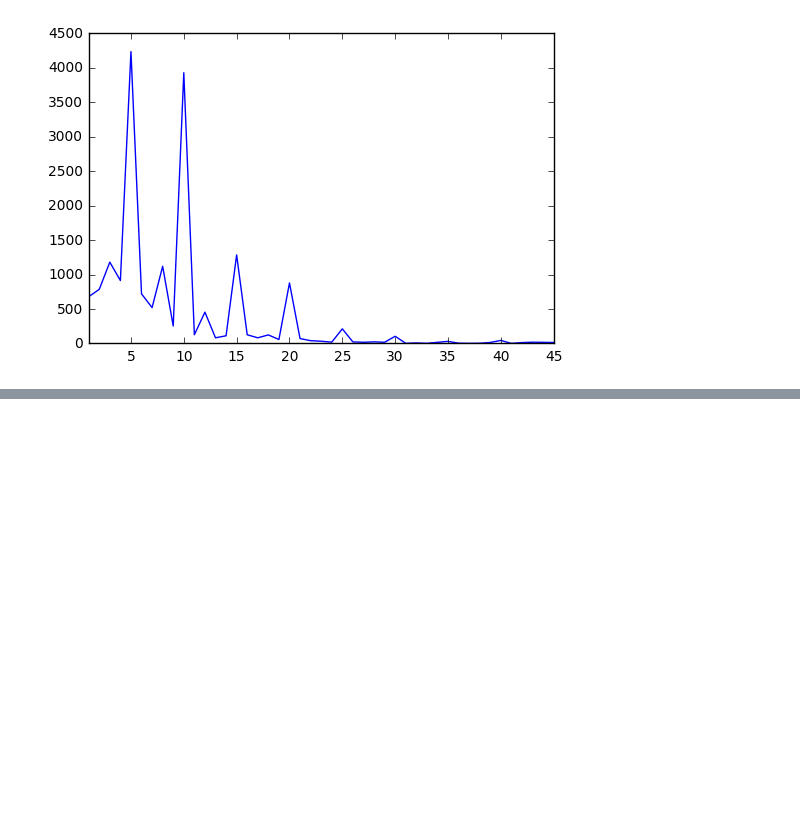
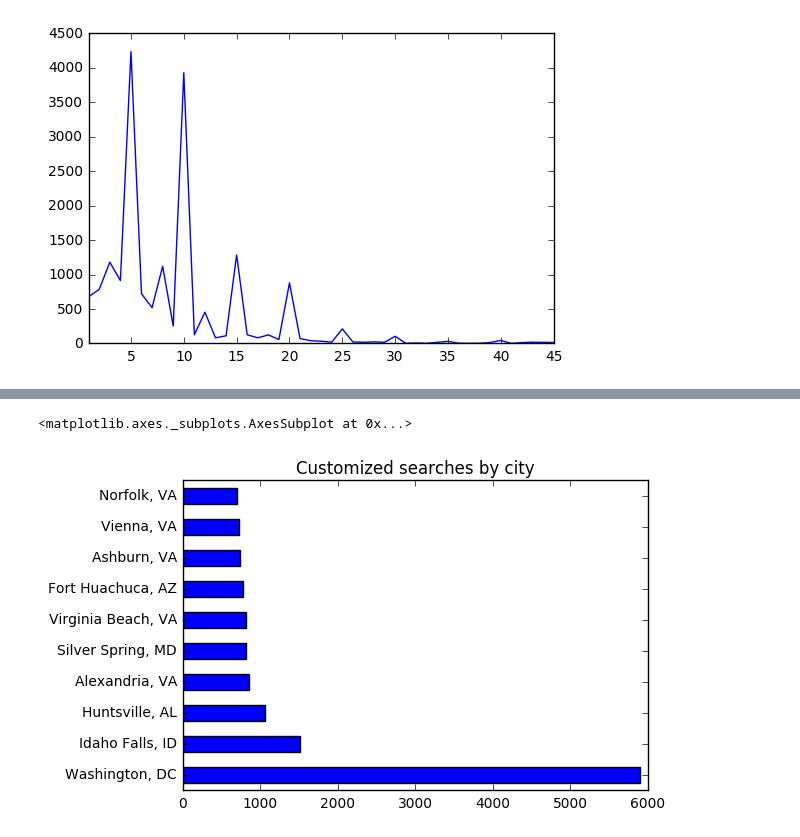
Before and after one commit to 18F/calc-analysis, a Jupyter notebook: CALC Log Analysis.ipynb, the cells around one changed output, grey strips where cells are left out. Saved outputs shown, nothing was run; the diff lists cells and outputs as text; code cells hidden in the pictures; blank space fills up the shorter version.

```diff
--- a/CALC Log Analysis.ipynb
+++ b/CALC Log Analysis.ipynb
@@ -153,0 +152,6 @@ r.plot(title='Labor category queries per day')
+# %%
+(customized_rates['City'] + ', ' + customized_rates['State'])\
+  .value_counts()[:10].plot(kind='barh', title="Customized searches by city")
+# %% [output]
+<matplotlib.axes._subplots.AxesSubplot at 0x...>
+[figure, added]
```
Also changed, not shown: parts of 6 cells of this notebook.
